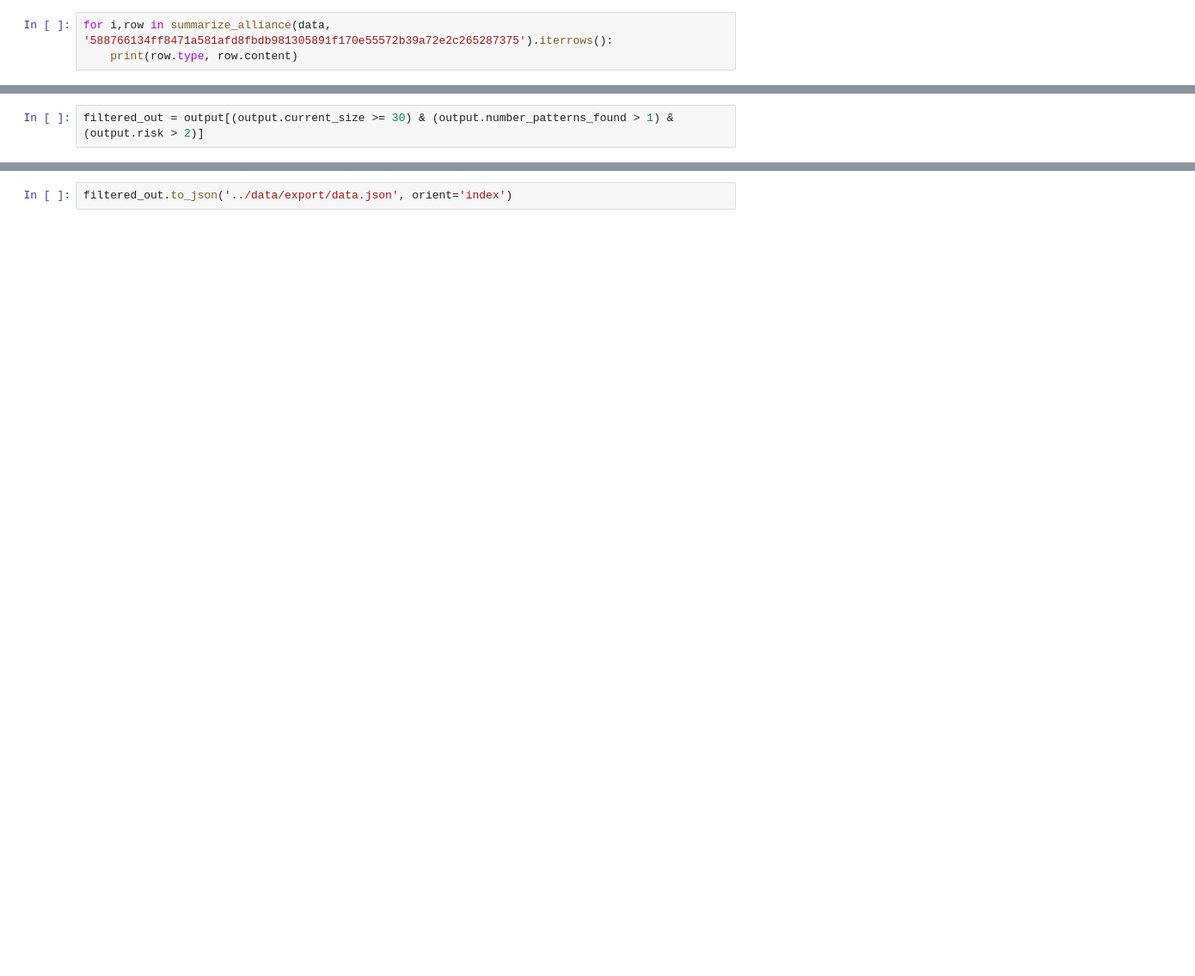
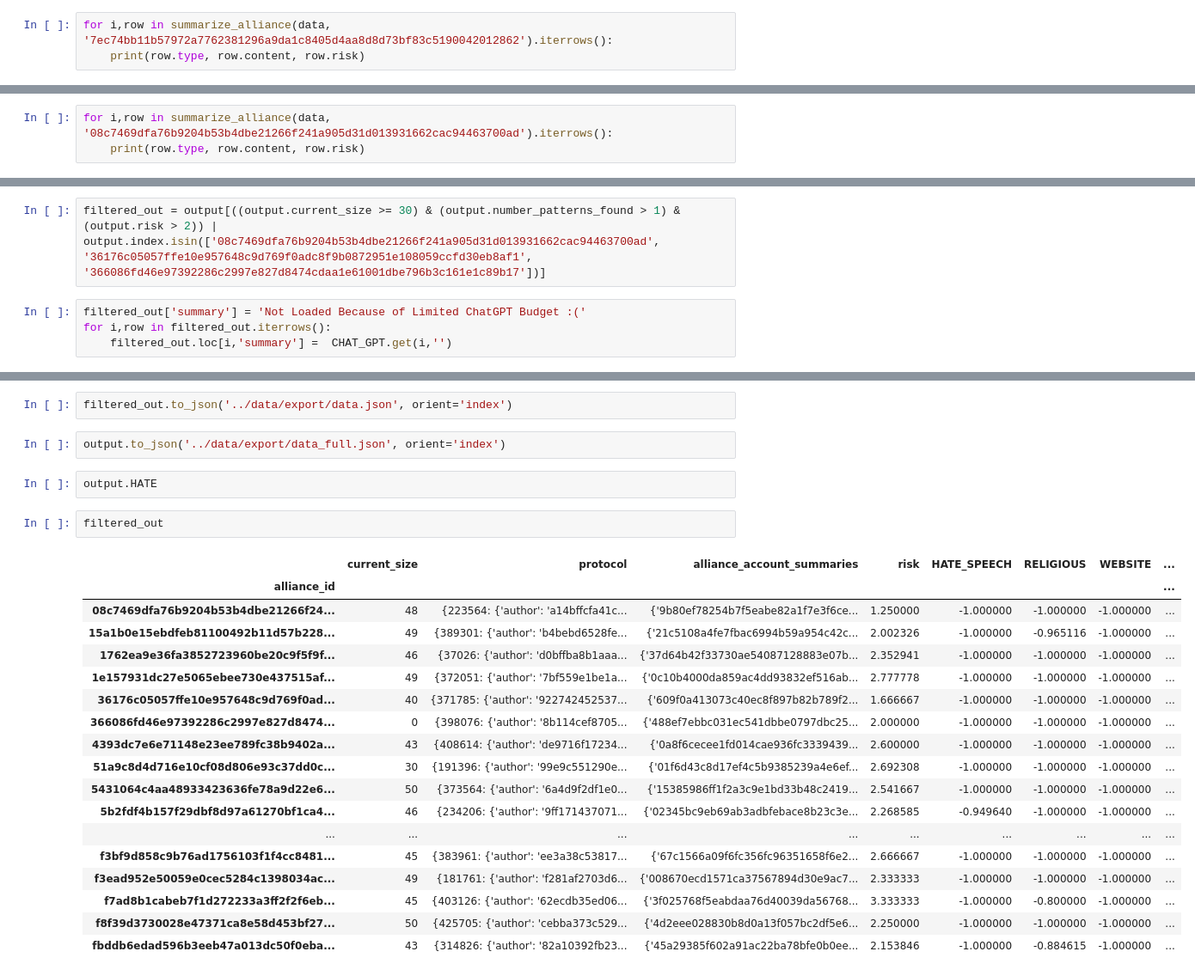
Before and after one commit to Tobias314/CantaloupeStartHack23, a Jupyter notebook: notebooks/alliance_statistics.ipynb, the cells around one changed output, grey strips where cells are left out. Shown: that part at 86% size. Drawn from its saved outputs; the diff is of its cells as text; blank space fills up the shorter version.

```diff
--- a/notebooks/alliance_statistics.ipynb
+++ b/notebooks/alliance_statistics.ipynb
@@ -82,4 +92,4 @@ found_patterns
 # %%
-for i,row in summarize_alliance(data, '588766134ff8471a581afd8fbdb981305891f170e55572b39a72e2c265287375').iterrows():
-    print(row.type, row.content)
+for i,row in summarize_alliance(data, '7ec74bb11b57972a7762381296a9da1c8405d4aa8d8d73bf83c5190042012862').iterrows():
+    print(row.type, row.content, row.risk)
 # %% [output]
@@ -114,0 +147,3 @@ found_patterns_df = pd.DataFrame({'found_patterns':found_patterns.values()}, ind
+# %%
+for i,row in summarize_alliance(data, '08c7469dfa76b9204b53b4dbe21266f241a905d31d013931662cac94463700ad').iterrows():
+    print(row.type, row.content, row.risk)
@@ -116,4 +177,10 @@ found_patterns_df = pd.DataFrame({'found_patterns':found_patterns.values()}, ind
 output['found_patterns'] = found_patterns
 output['number_patterns_found'] = found_patterns_df.found_patterns.map(lambda inp: len([item for sublist in inp.values() for item in sublist]))
 # %%
-filtered_out = output[(output.current_size >= 30) & (output.number_patterns_found > 1) & (output.risk > 2)]
+filtered_out = output[((output.current_size >= 30) & (output.number_patterns_found > 1) & (output.risk > 2)) | output.index.isin(['08c7469dfa76b9204b53b4dbe21266f241a905d31d013931662cac94463700ad',
+'36176c05057ffe10e957648c9d769f0adc8f9b0872951e108059ccfd30eb8af1',
+'366086fd46e97392286c2997e827d8474cdaa1e61001dbe796b3c161e1c89b17'])]
+# %%
+filtered_out['summary'] = 'Not Loaded Because of Limited ChatGPT Budget :('
+for i,row in filtered_out.iterrows():
+    filtered_out.loc[i,'summary'] =  CHAT_GPT.get(i,'')
@@ -120,2 +193,27 @@ filtered_out = output[(output.current_size >= 30) & (output.number_patterns_foun
 # %%
 filtered_out.to_json('../data/export/data.json', orient='index')
+# %%
+output.to_json('../data/export/data_full.json', orient='index')
+# %%
+output.HATE
+# %%
+filtered_out
+# %% [output]
+|  | current_size | protocol | alliance_account_summaries | risk | HATE_SPEECH | RELIGIOUS | WEBSITE | ... |
+| alliance_id |  |  |  |  |  |  |  | ... |
+| 08c7469dfa76b9204b53b4dbe21266f24... | 48 | {223564: {'author': 'a14bffcfa41c... | {'9b80ef78254b7f5eabe82a1f7e3f6ce... | 1.250000 | -1.000000 | -1.000000 | -1.000000 | ... |
+| 15a1b0e15ebdfeb81100492b11d57b228... | 49 | {389301: {'author': 'b4bebd6528fe... | {'21c5108a4fe7fbac6994b59a954c42c... | 2.002326 | -1.000000 | -0.965116 | -1.000000 | ... |
+| 1762ea9e36fa3852723960be20c9f5f9f... | 46 | {37026: {'author': 'd0bffba8b1aaa... | {'37d64b42f33730ae54087128883e07b... | 2.352941 | -1.000000 | -1.000000 | -1.000000 | ... |
+| 1e157931dc27e5065ebee730e437515af... | 49 | {372051: {'author': '7bf559e1be1a... | {'0c10b4000da859ac4dd93832ef516ab... | 2.777778 | -1.000000 | -1.000000 | -1.000000 | ... |
+| 36176c05057ffe10e957648c9d769f0ad... | 40 | {371785: {'author': '922742452537... | {'609f0a413073c40ec8f897b82b789f2... | 1.666667 | -1.000000 | -1.000000 | -1.000000 | ... |
+| 366086fd46e97392286c2997e827d8474... | 0 | {398076: {'author': '8b114cef8705... | {'488ef7ebbc031ec541dbbe0797dbc25... | 2.000000 | -1.000000 | -1.000000 | -1.000000 | ... |
+| 4393dc7e6e71148e23ee789fc38b9402a... | 43 | {408614: {'author': 'de9716f17234... | {'0a8f6cecee1fd014cae936fc3339439... | 2.600000 | -1.000000 | -1.000000 | -1.000000 | ... |
+| 51a9c8d4d716e10cf08d806e93c37dd0c... | 30 | {191396: {'author': '99e9c551290e... | {'01f6d43c8d17ef4c5b9385239a4e6ef... | 2.692308 | -1.000000 | -1.000000 | -1.000000 | ... |
+| 5431064c4aa48933423636fe78a9d22e6... | 50 | {373564: {'author': '6a4d9f2df1e0... | {'15385986ff1f2a3c9e1bd33b48c2419... | 2.541667 | -1.000000 | -1.000000 | -1.000000 | ... |
+| 5b2fdf4b157f29dbf8d97a61270bf1ca4... | 46 | {234206: {'author': '9ff171437071... | {'02345bc9eb69ab3adbfebace8b23c3e... | 2.268585 | -0.949640 | -1.000000 | -1.000000 | ... |
+| ... | ... | ... | ... | ... | ... | ... | ... | ... |
+| f3bf9d858c9b76ad1756103f1f4cc8481... | 45 | {383961: {'author': 'ee3a38c53817... | {'67c1566a09f6fc356fc96351658f6e2... | 2.666667 | -1.000000 | -1.000000 | -1.000000 | ... |
+| f3ead952e50059e0cec5284c1398034ac... | 49 | {181761: {'author': 'f281af2703d6... | {'008670ecd1571ca37567894d30e9ac7... | 2.333333 | -1.000000 | -1.000000 | -1.000000 | ... |
+| f7ad8b1cabeb7f1d272233a3ff2f2f6eb... | 45 | {403126: {'author': '62ecdb35ed06... | {'3f025768f5eabdaa76d40039da56768... | 3.333333 | -1.000000 | -0.800000 | -1.000000 | ... |
+| f8f39d3730028e47371ca8e58d453bf27... | 50 | {425705: {'author': 'cebba373c529... | {'4d2eee028830b8d0a13f057bc2df5e6... | 2.250000 | -1.000000 | -1.000000 | -1.000000 | ... |
+| fbddb6edad596b3eeb47a013dc50f0eba... | 43 | {314826: {'author': '82a10392fb23... | {'45a29385f602a91ac22ba78bfe0b0ee... | 2.153846 | -1.000000 | -0.884615 | -1.000000 | ... |
```
Also changed, not shown: parts of 12 cells of this notebook, 10 other files.
